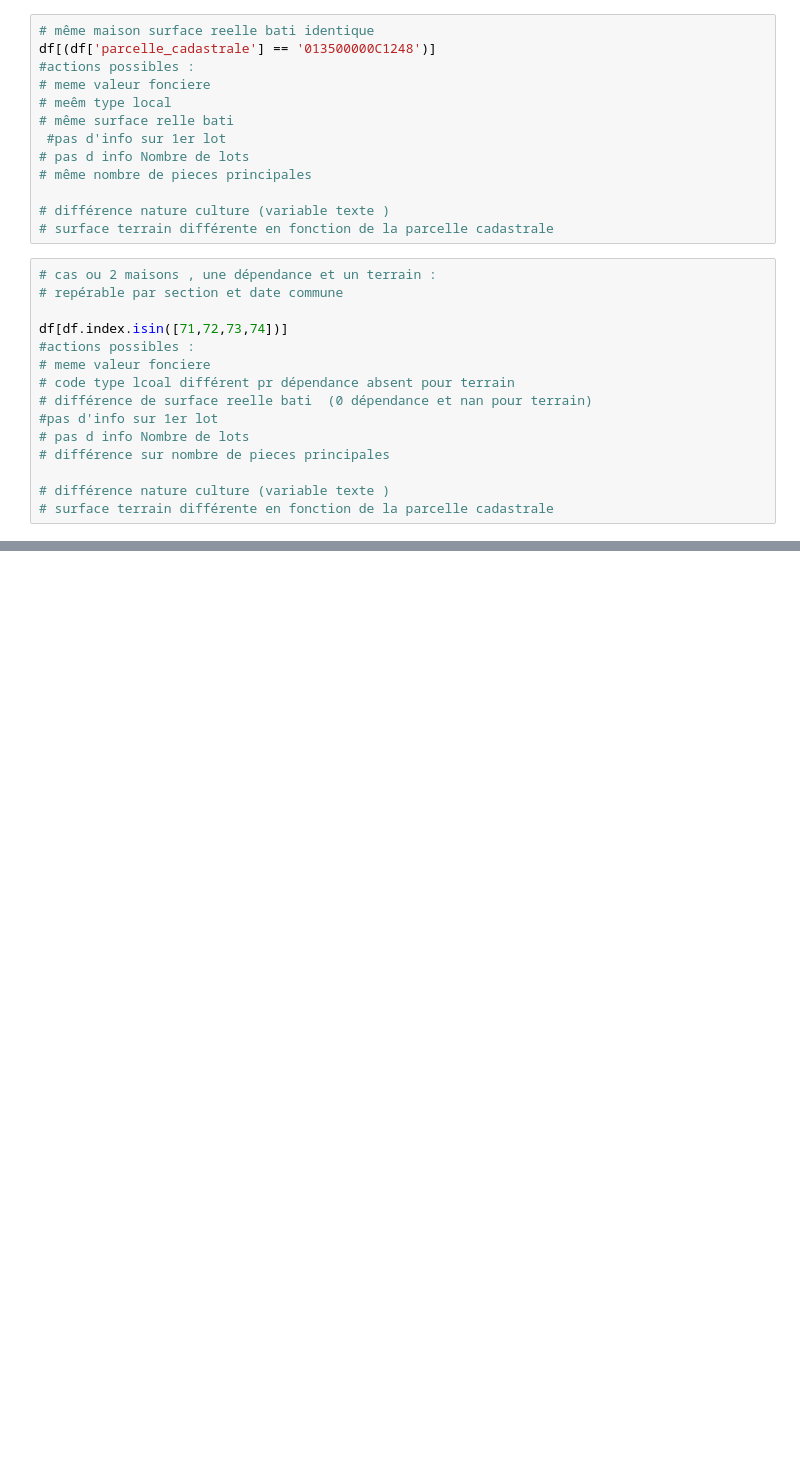
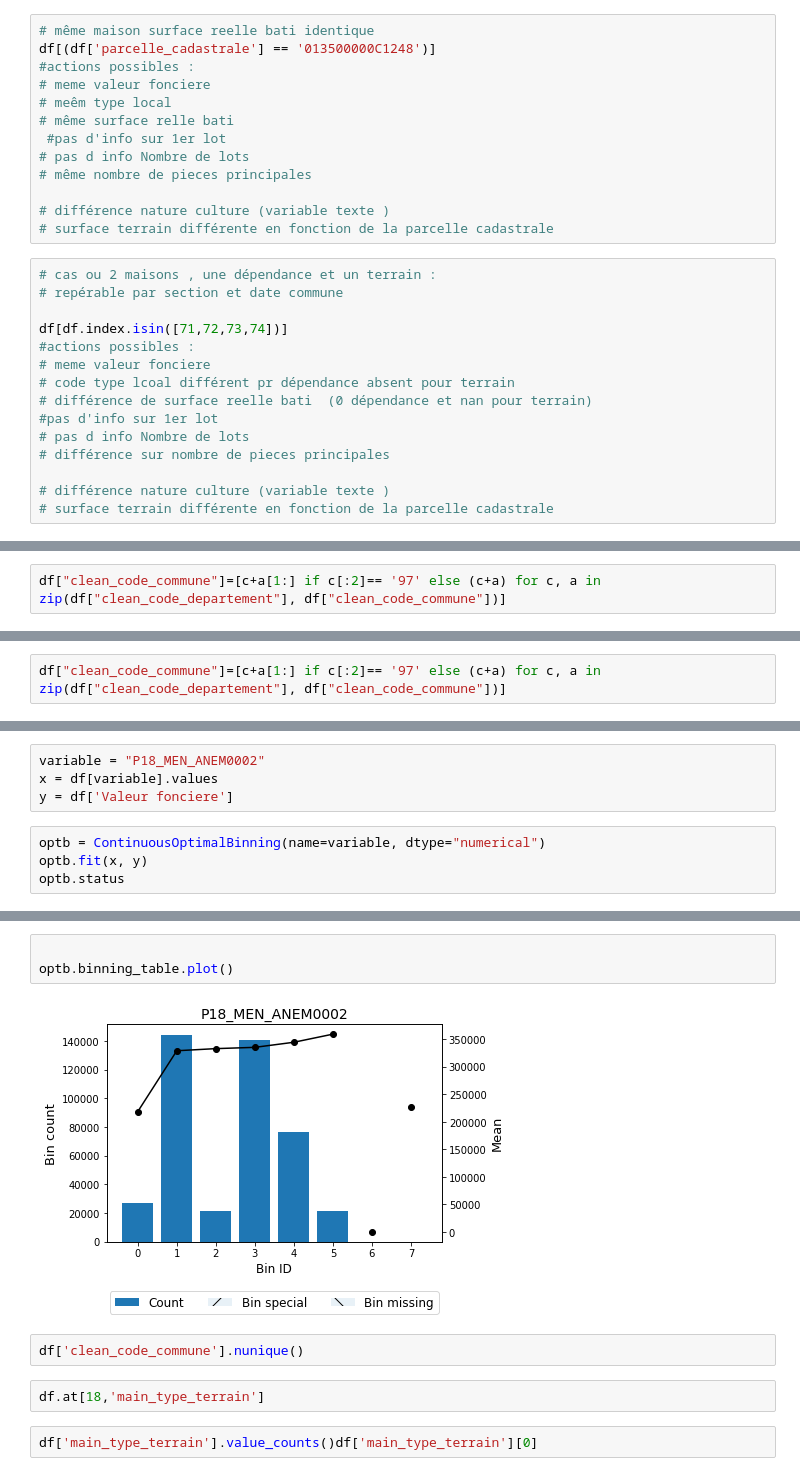
Before and after one commit to PierreBeylard/house_prediction, a Jupyter notebook: notebooks/test_notebook.ipynb, the cells around one changed output, grey strips where cells are left out. Cells and saved outputs as stored; diff of their text form; blank space fills up the shorter version.

```diff
--- a/notebooks/test_notebook.ipynb
+++ b/notebooks/test_notebook.ipynb
@@ -1796,0 +1972,2 @@ df[df.index.isin([71,72,73,74])]
+# %%
+df["clean_code_commune"]=[c+a[1:] if c[:2]== '97' else (c+a) for c, a in zip(df["clean_code_departement"], df["clean_code_commune"])]
@@ -1796,0 +1987,2 @@ df[df.index.isin([71,72,73,74])]
+# %%
+df["clean_code_commune"]=[c+a[1:] if c[:2]== '97' else (c+a) for c, a in zip(df["clean_code_departement"], df["clean_code_commune"])]
@@ -1796,0 +2011,8 @@ df[df.index.isin([71,72,73,74])]
+# %%
+variable = "P18_MEN_ANEM0002"
+x = df[variable].values
+y = df['Valeur fonciere']
+# %%
+optb = ContinuousOptimalBinning(name=variable, dtype="numerical")
+optb.fit(x, y)
+optb.status
@@ -1796,0 +2059,11 @@ df[df.index.isin([71,72,73,74])]
+# %%
+
+optb.binning_table.plot()
+# %% [output]
+[figure, added]
+# %%
+df['clean_code_commune'].nunique()
+# %%
+df.at[18,'main_type_terrain']
+# %%
+df['main_type_terrain'].value_counts()df['main_type_terrain'][0]
```
Also changed, not shown: parts of 45 cells of this notebook, 3 other files.
